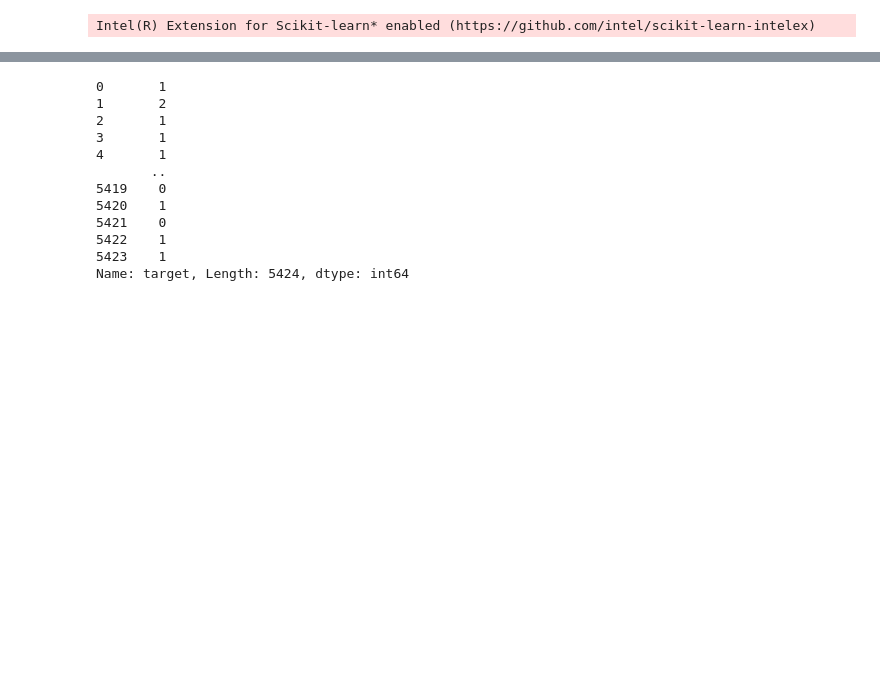
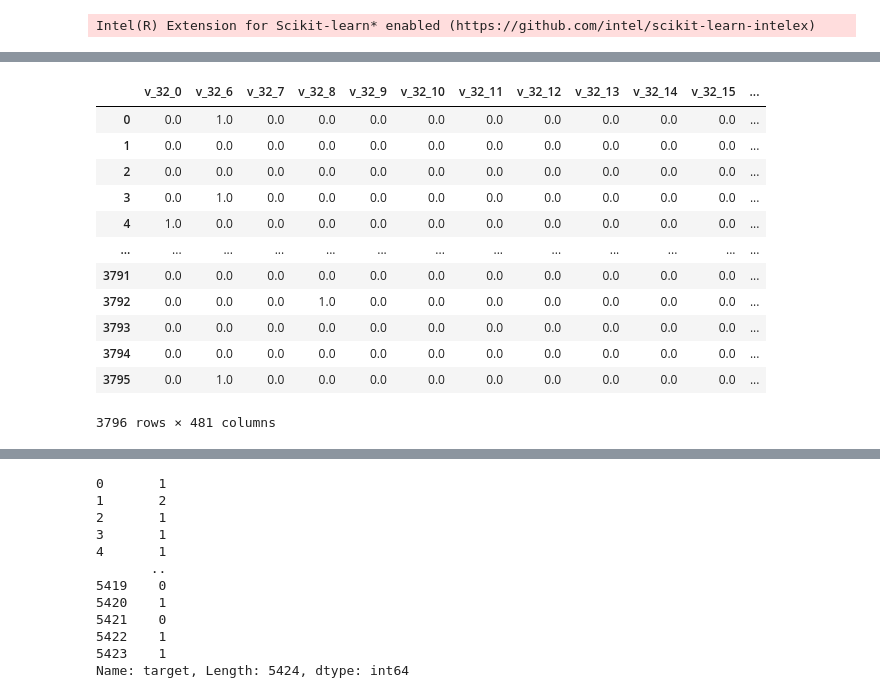
Before and after one commit to risan-raja/sdpiit, a Jupyter notebook: notebooks/ML_build.ipynb, the cells around one changed output, grey strips where cells are left out. Cells and saved outputs as stored; diff of their text form; code cells hidden in the pictures; blank space fills up the shorter version.

```diff
--- a/notebooks/ML_build.ipynb
+++ b/notebooks/ML_build.ipynb
@@ -520,3 +537,25 @@ for t_c in target_classes:
+# %%
+ohe = OneHotEncoder(sparse=False,)
+encoded_nominal = ohe.fit_transform(bs.loc[:,nominal])
+# encoded_nominal[]
+enc_nom_df = pd.DataFrame(encoded_nominal,columns=ohe.get_feature_names_out())
+# final_data.shape
+enc_nom_df = enc_nom_df.loc[:3795, :]
+enc_nom_df
+# %% [output]
+|  | v_32_0 | v_32_6 | v_32_7 | v_32_8 | v_32_9 | v_32_10 | v_32_11 | v_32_12 | v_32_13 | v_32_14 | v_32_15 | ... |
+| 0 | 0.0 | 1.0 | 0.0 | 0.0 | 0.0 | 0.0 | 0.0 | 0.0 | 0.0 | 0.0 | 0.0 | ... |
+| 1 | 0.0 | 0.0 | 0.0 | 0.0 | 0.0 | 0.0 | 0.0 | 0.0 | 0.0 | 0.0 | 0.0 | ... |
+| 2 | 0.0 | 0.0 | 0.0 | 0.0 | 0.0 | 0.0 | 0.0 | 0.0 | 0.0 | 0.0 | 0.0 | ... |
+| 3 | 0.0 | 1.0 | 0.0 | 0.0 | 0.0 | 0.0 | 0.0 | 0.0 | 0.0 | 0.0 | 0.0 | ... |
+| 4 | 1.0 | 0.0 | 0.0 | 0.0 | 0.0 | 0.0 | 0.0 | 0.0 | 0.0 | 0.0 | 0.0 | ... |
+| ... | ... | ... | ... | ... | ... | ... | ... | ... | ... | ... | ... | ... |
+| 3791 | 0.0 | 0.0 | 0.0 | 0.0 | 0.0 | 0.0 | 0.0 | 0.0 | 0.0 | 0.0 | 0.0 | ... |
+| 3792 | 0.0 | 0.0 | 0.0 | 1.0 | 0.0 | 0.0 | 0.0 | 0.0 | 0.0 | 0.0 | 0.0 | ... |
+| 3793 | 0.0 | 0.0 | 0.0 | 0.0 | 0.0 | 0.0 | 0.0 | 0.0 | 0.0 | 0.0 | 0.0 | ... |
+| 3794 | 0.0 | 0.0 | 0.0 | 0.0 | 0.0 | 0.0 | 0.0 | 0.0 | 0.0 | 0.0 | 0.0 | ... |
+| 3795 | 0.0 | 1.0 | 0.0 | 0.0 | 0.0 | 0.0 | 0.0 | 0.0 | 0.0 | 0.0 | 0.0 | ... |
+3796 rows × 481 columns
 # %%
 from sklearnex.cluster import DBSCAN, KMeans
 from sklearn.feature_selection import RFECV
```
Also changed, not shown: parts of 8 cells of this notebook.
